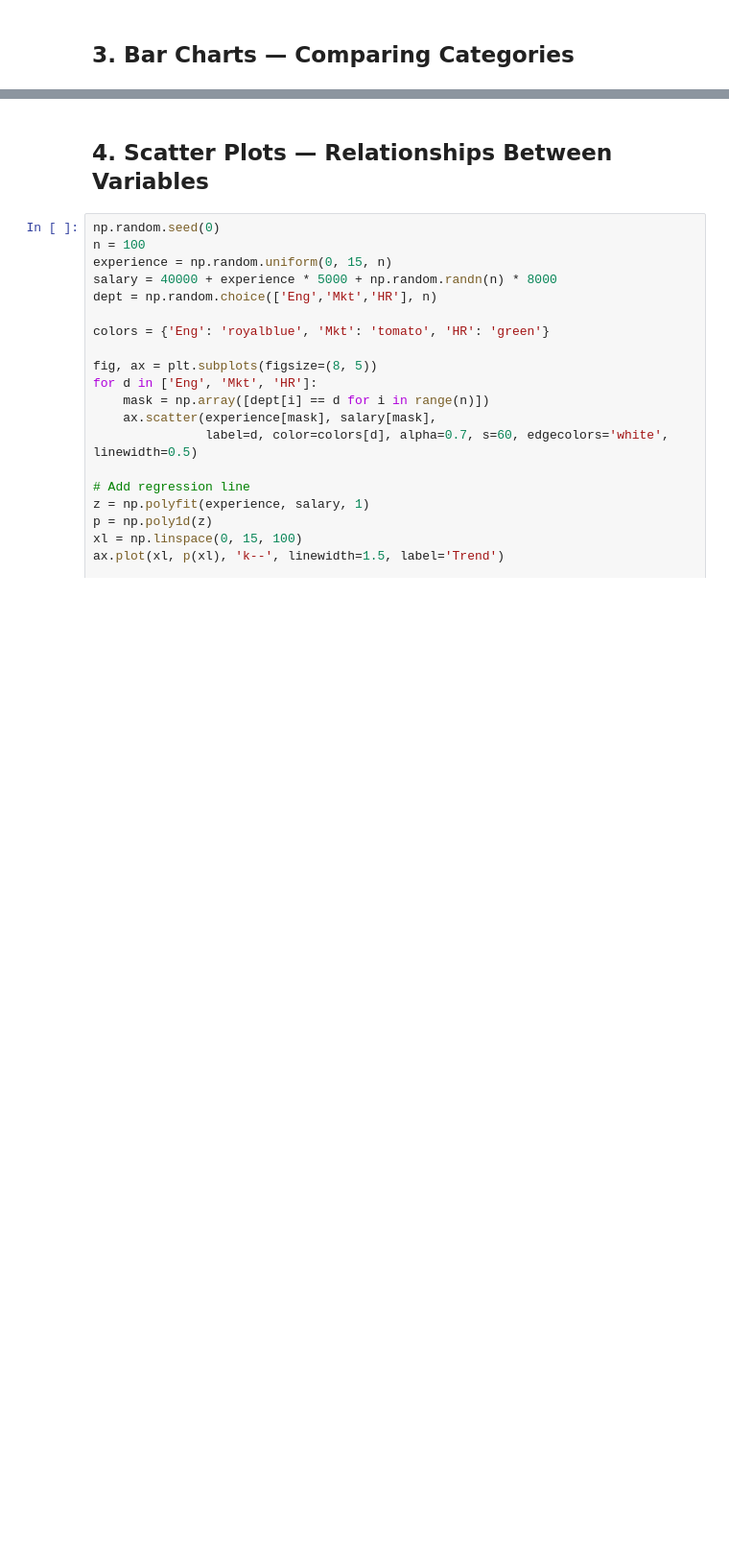
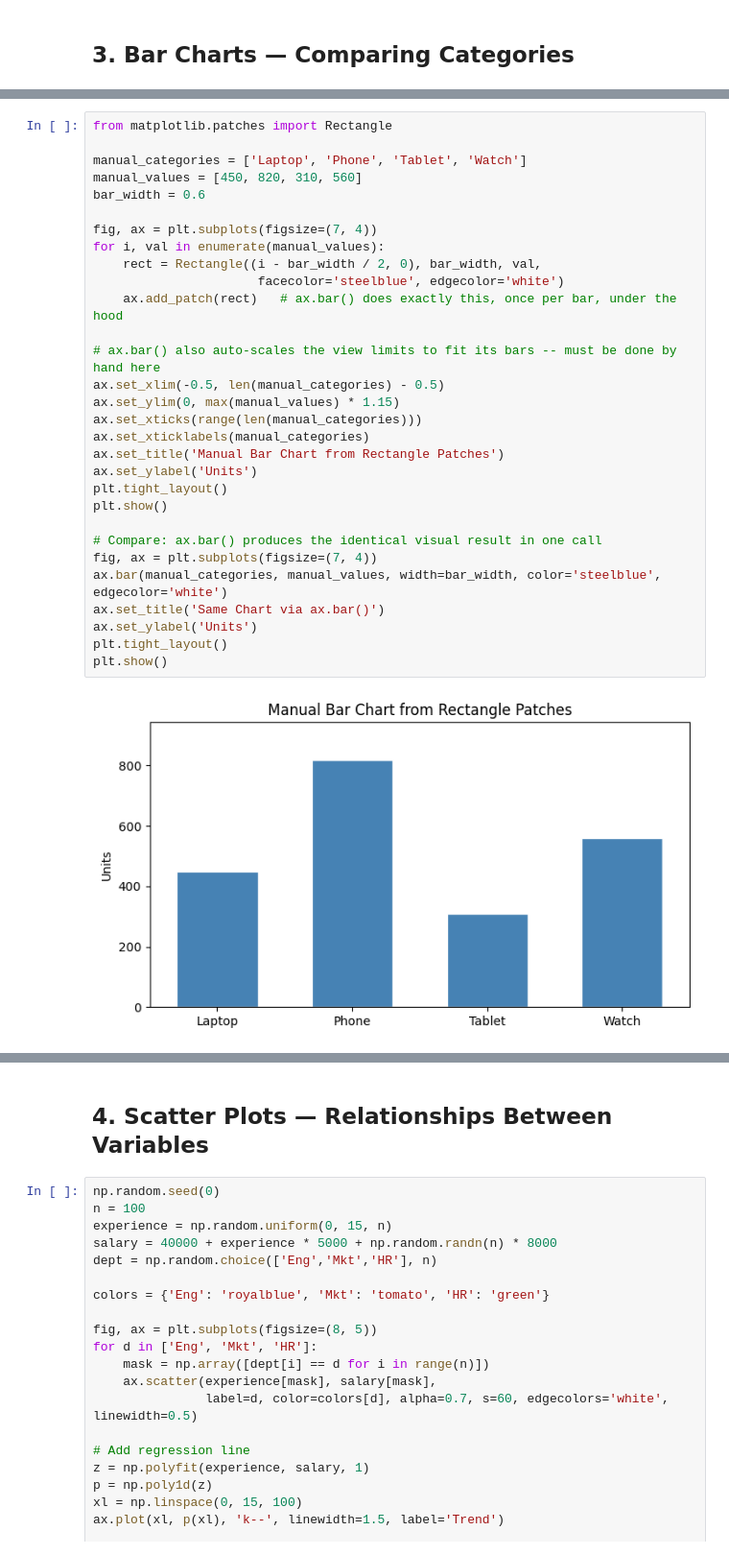
Before and after one commit to yash27007/python-bootcamp, a Jupyter notebook: 03-data-analysis/05-matplotlib/matplotlib_basics.ipynb, the cells around one changed output, grey strips where cells are left out. Shown at 96% size. Drawn from its saved outputs; the diff is of its cells as text; blank space fills up the shorter version.

Commit message:
Phase 7 Task 8: first-principles retrofit — data manipulation, data reading, matplotlib, seaborn

```diff
--- a/03-data-analysis/05-matplotlib/matplotlib_basics.ipynb
+++ b/03-data-analysis/05-matplotlib/matplotlib_basics.ipynb
@@ -102,0 +118,32 @@ plt.show()
+# %%
+from matplotlib.patches import Rectangle
+
+manual_categories = ['Laptop', 'Phone', 'Tablet', 'Watch']
+manual_values = [450, 820, 310, 560]
+bar_width = 0.6
+
+fig, ax = plt.subplots(figsize=(7, 4))
+for i, val in enumerate(manual_values):
+    rect = Rectangle((i - bar_width / 2, 0), bar_width, val,
+                      facecolor='steelblue', edgecolor='white')
+    ax.add_patch(rect)   # ax.bar() does exactly this, once per bar, under the hood
+
+# ax.bar() also auto-scales the view limits to fit its bars -- must be done by hand here
+ax.set_xlim(-0.5, len(manual_categories) - 0.5)
+ax.set_ylim(0, max(manual_values) * 1.15)
+ax.set_xticks(range(len(manual_categories)))
+ax.set_xticklabels(manual_categories)
+ax.set_title('Manual Bar Chart from Rectangle Patches')
+ax.set_ylabel('Units')
+plt.tight_layout()
+plt.show()
+
+# Compare: ax.bar() produces the identical visual result in one call
+fig, ax = plt.subplots(figsize=(7, 4))
+ax.bar(manual_categories, manual_values, width=bar_width, color='steelblue', edgecolor='white')
+ax.set_title('Same Chart via ax.bar()')
+ax.set_ylabel('Units')
+plt.tight_layout()
+plt.show()
+# %% [output]
+[figure, added]
```
Also changed, not shown: parts of 13 cells of this notebook, 13 other files.
